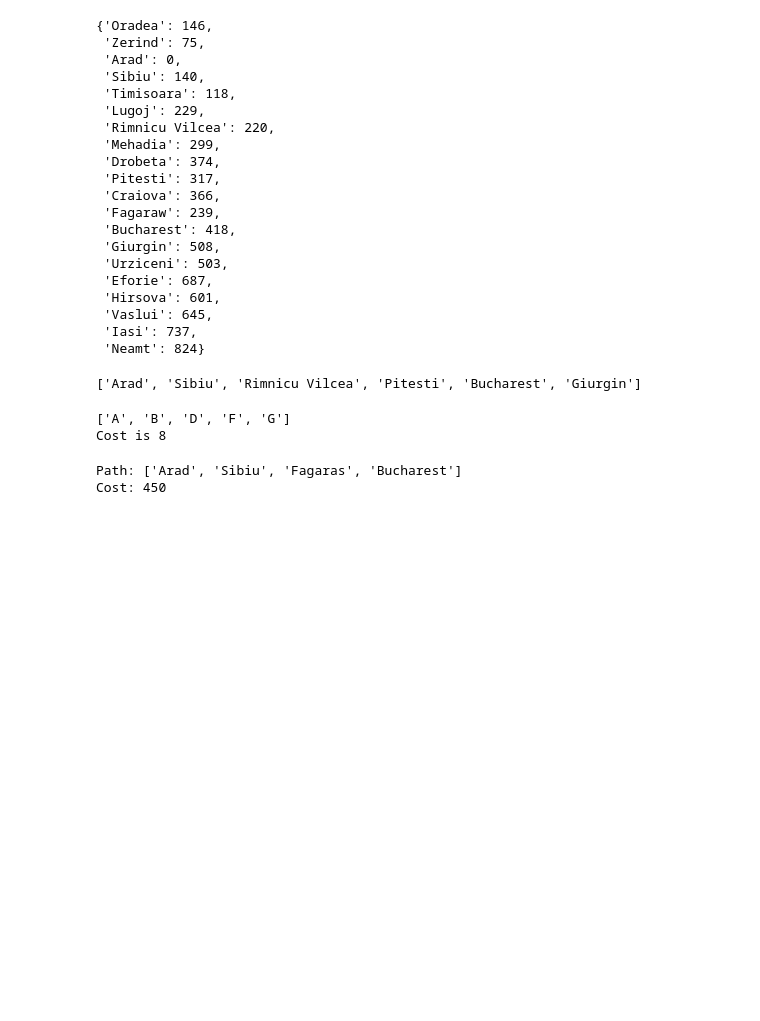
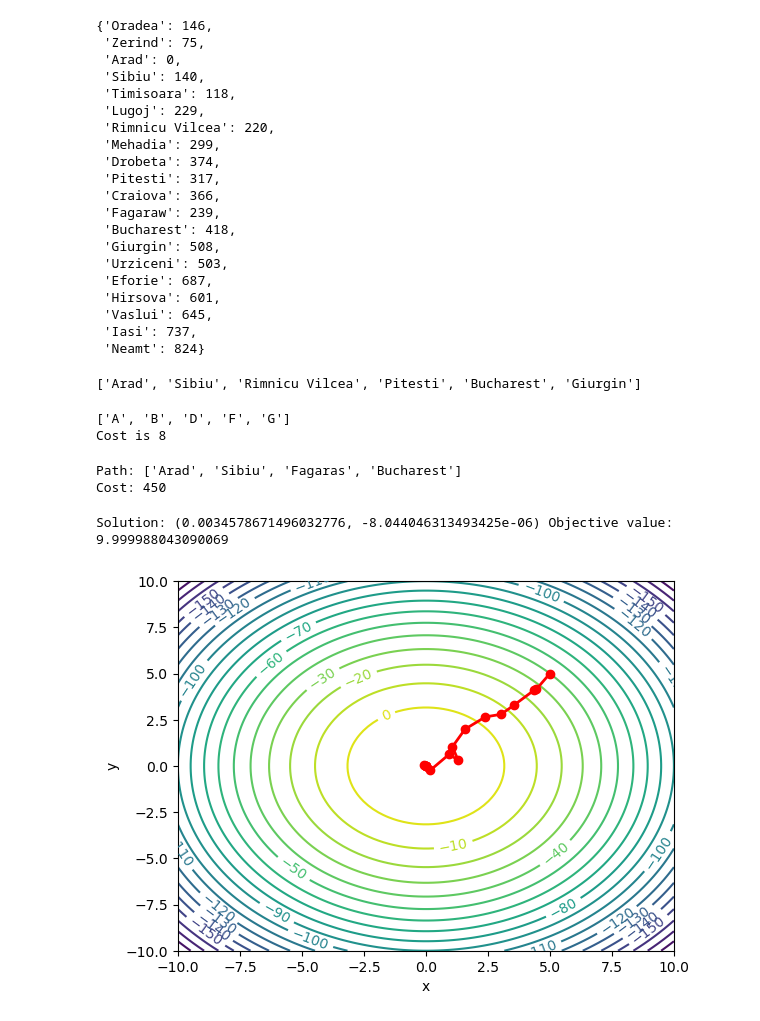
Before and after one commit to muhammadAhmad10/Python, a Jupyter notebook: AI Lab/lab_mid_prep.ipynb, the cells around one changed output. Saved outputs shown, nothing was run; the diff lists cells and outputs as text; code cells hidden in the pictures; blank space fills up the shorter version.

```diff
--- a/AI Lab/lab_mid_prep.ipynb
+++ b/AI Lab/lab_mid_prep.ipynb
@@ -269,3 +269,57 @@ else:
 # %% [output]
 Path: ['Arad', 'Sibiu', 'Fagaras', 'Bucharest']
 Cost: 450
+# %%
+import numpy as np
+import matplotlib.pyplot as plt
+import random
+
+def objective_function(x, y):
+    return -x**2 - y**2 + 10
+
+def random_neighbor(x, y, step_size):
+    return x + random.uniform(-step_size, step_size), y + random.uniform(-step_size,
+    step_size)
+
+def hill_climbing(initial, step_size, max_iterations):
+    current = initial
+    solution_history = [current]
+    for i in range(max_iterations):
+        candidate = random_neighbor(*current, step_size)
+        if objective_function(*candidate) > objective_function(*current):
+            current = candidate
+            solution_history.append(current)
+        else:
+            for j in range(10):
+                candidate = random_neighbor(*current, step_size)
+                if objective_function(*candidate) > objective_function(*current):
+                    current = candidate
+                    solution_history.append(current)
+                    break
+    return current, solution_history
+
+# Example usage
+initial = (5, 5)
+
+step_size = 1
+max_iterations = 1000
+solution, solution_history = hill_climbing(initial, step_size, max_iterations)
+print(f"Solution: {solution} Objective value: {objective_function(*solution)}")
+
+# Create a contour plot of the objective function
+x = np.linspace(-10, 10, 100)
+y = np.linspace(-10, 10, 100)
+X, Y = np.meshgrid(x, y)
+Z = objective_function(X, Y)
+fig, ax = plt.subplots()
+contour_set = ax.contour(X, Y, Z, levels=20)
+ax.clabel(contour_set)
+ax.set_xlabel('x')
+ax.set_ylabel('y')
+# Overlay the solution points on the plot
+solution_history = np.array(solution_history)
+ax.plot(solution_history[:, 0], solution_history[:, 1], '-o', color='red', linewidth=2)
+plt.show()
+# %% [output]
+Solution: (0.0034578671496032776, -8.044046313493425e-06) Objective value: 9.999988043090069
+[figure, added]
```
